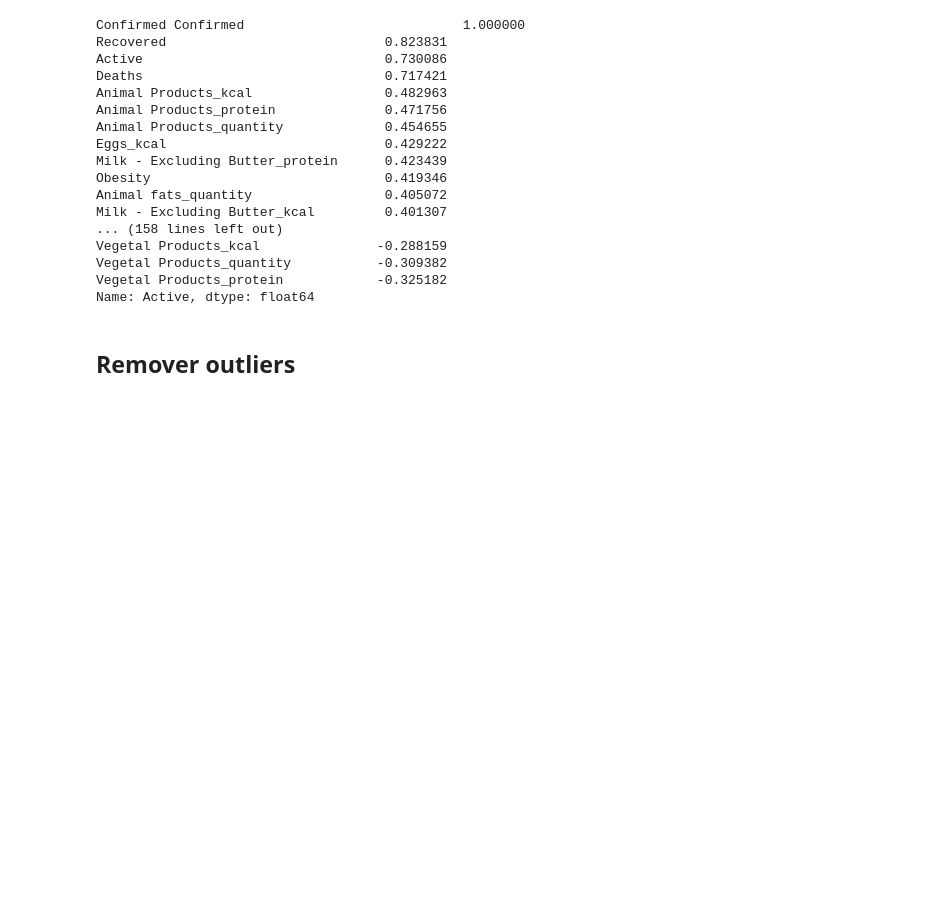
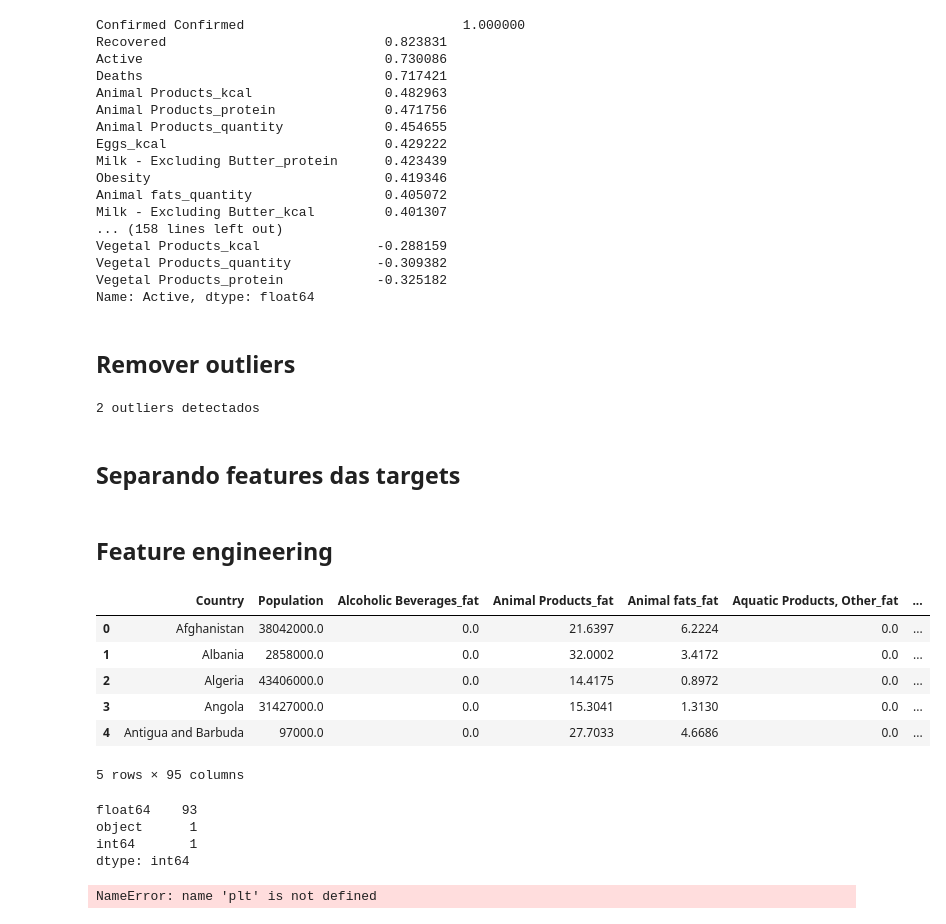
Before and after one commit to joaoweissmann/ML_COVID-19, a Jupyter notebook: COVID19 healthy diet.ipynb, the cells around one changed output. Cells and saved outputs as stored; diff of their text form; code cells hidden in the pictures; blank space fills up the shorter version.

Commit message:
outliers removal and feature engineering

```diff
--- a/COVID19 healthy diet.ipynb
+++ b/COVID19 healthy diet.ipynb
@@ -318,3 +558,37 @@ Vegetal Products_protein            -0.325182
 Name: Active, dtype: float64
 # %% [markdown]
 ## Remover outliers
+# %%
+colunas_outlier = data_num.columns.to_list()
+
+dataset['is outlier'] = detectar_outliers(dataset, colunas=colunas_outlier, metodo='local outlier fraction',
+                                          contamination=0.01)
+print (str(list(dataset['is outlier']).count(1)) + ' outliers detectados')
+dataset = dataset[dataset['is outlier']==0]
+# %% [output]
+2 outliers detectados
+# %% [markdown]
+## Separando features das targets
+# %%
+targets = ['Obesity', 'Undernourished', 'Confirmed', 'Deaths', 'Recovered', 'Active']
+y_dict = {}
+for t in targets:
+    y_dict[t] = dataset[t]
+# %% [markdown]
+## Feature engineering
+# %%
+cols = dataset.columns.to_list()
+# %%
+features = [f for f in cols if f not in targets]
+
+x_features = dataset[features].copy()
+# %%
+x_features.head()
+# %% [output]
+|  | Country | Population | Alcoholic Beverages_fat | Animal Products_fat | Animal fats_fat | Aquatic Products, Other_fat | ... |
+| 0 | Afghanistan | 38042000.0 | 0.0 | 21.6397 | 6.2224 | 0.0 | ... |
+| 1 | Albania | 2858000.0 | 0.0 | 32.0002 | 3.4172 | 0.0 | ... |
+| 2 | Algeria | 43406000.0 | 0.0 | 14.4175 | 0.8972 | 0.0 | ... |
+| 3 | Angola | 31427000.0 | 0.0 | 15.3041 | 1.3130 | 0.0 | ... |
+| 4 | Antigua and Barbuda | 97000.0 | 0.0 | 27.7033 | 4.6686 | 0.0 | ... |
+5 rows × 95 columns
@@ -320,0 +597,7 @@ Name: Active, dtype: float64
+# %%
+x_features.dtypes.value_counts()
+# %% [output]
+float64    93
+object      1
+int64       1
+dtype: int64
@@ -320,0 +609,9 @@ Name: Active, dtype: float64
+# %%
+features_importances_dict = {}
+features_names_dict = {}
+for t in targets:
+    features_names_sort, feature_importances_sort = importancia_das_features(x_features, y_dict[t], colunas_numericas=colunas_a_normalizar, colunas_categoricas=colunas_a_codificar, nome_variavel = t)
+    features_importances_dict[t] = feature_importances_sort
+    features_names_dict[t] = features_names_sort
+# %% [output]
+NameError: name 'plt' is not defined
```
Also changed, not shown: parts of 10 cells of this notebook.
